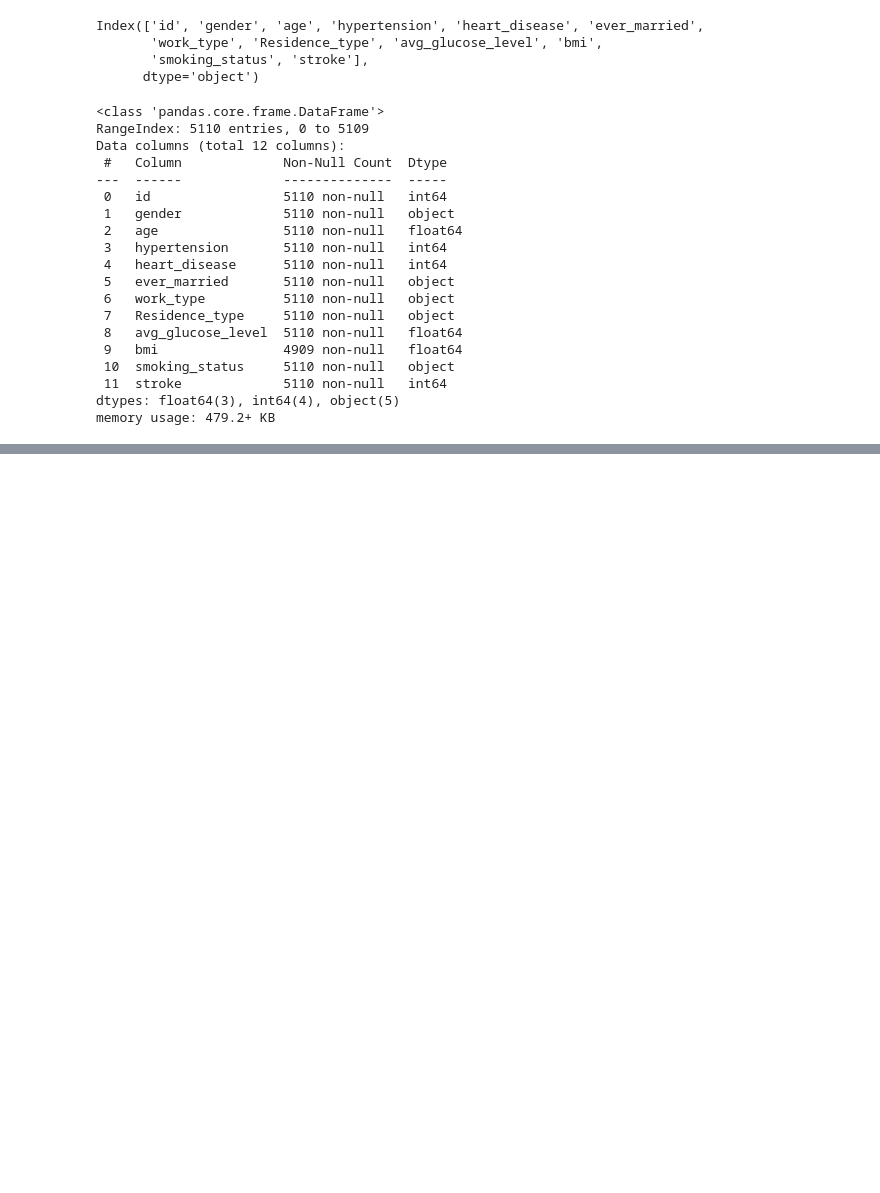
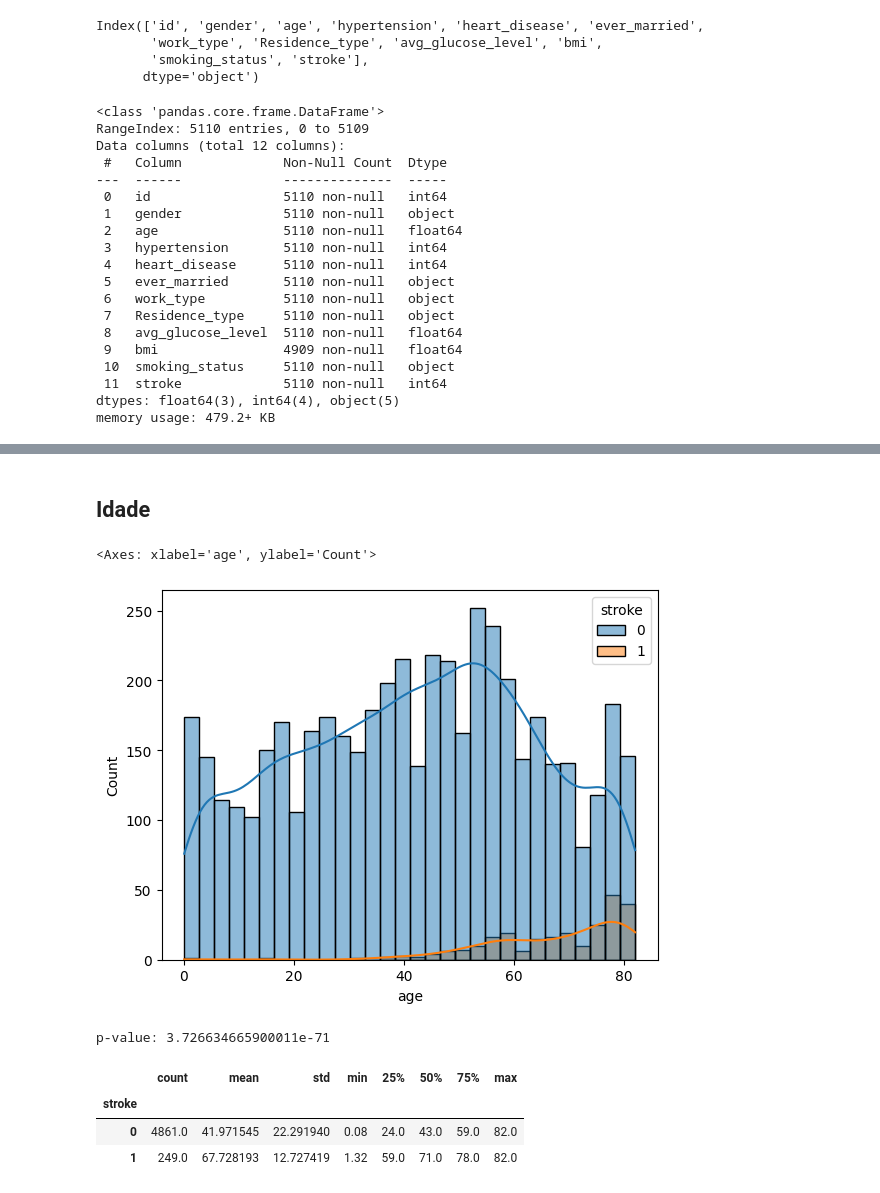
Before and after one commit to Pandolfiz/Stroke-Prediction, a Jupyter notebook: Analise.ipynb, the cells around one changed output, grey strips where cells are left out. Saved outputs shown, nothing was run; the diff lists cells and outputs as text; code cells hidden in the pictures; blank space fills up the shorter version.

```diff
--- a/Analise.ipynb
+++ b/Analise.ipynb
@@ -63,0 +124,33 @@ memory usage: 479.2+ KB
+# %% [markdown]
+## Idade
+# %%
+sns.histplot(
+    data=df,
+    x="age",
+    hue="stroke",
+    kde=True,
+    bins=30
+)
+# %% [output]
+<Axes: xlabel='age', ylabel='Count'>
+[figure, added]
+# %%
+stroke_0 = df[df["stroke"] == 0]["age"]
+stroke_1 = df[df["stroke"] == 1]["age"]
+
+stat, p = mannwhitneyu(
+    stroke_0,
+    stroke_1,
+    alternative="two-sided"
+)
+
+print("p-value:", p)
+# %% [output]
+p-value: 3.726634665900011e-71
+# %%
+df.groupby("stroke")["age"].describe()
+# %% [output]
+|  | count | mean | std | min | 25% | 50% | 75% | max |
+| stroke |  |  |  |  |  |  |  |  |
+| 0 | 4861.0 | 41.971545 | 22.291940 | 0.08 | 24.0 | 43.0 | 59.0 | 82.0 |
+| 1 | 249.0 | 67.728193 | 12.727419 | 1.32 | 59.0 | 71.0 | 78.0 | 82.0 |
```
Also changed, not shown: parts of 28 cells of this notebook.
